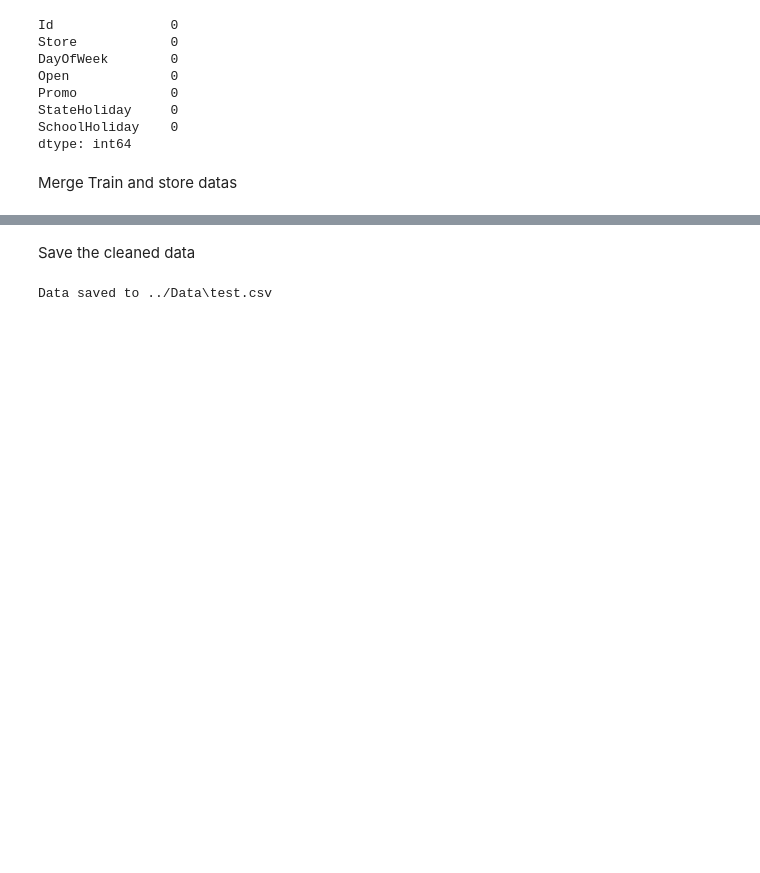
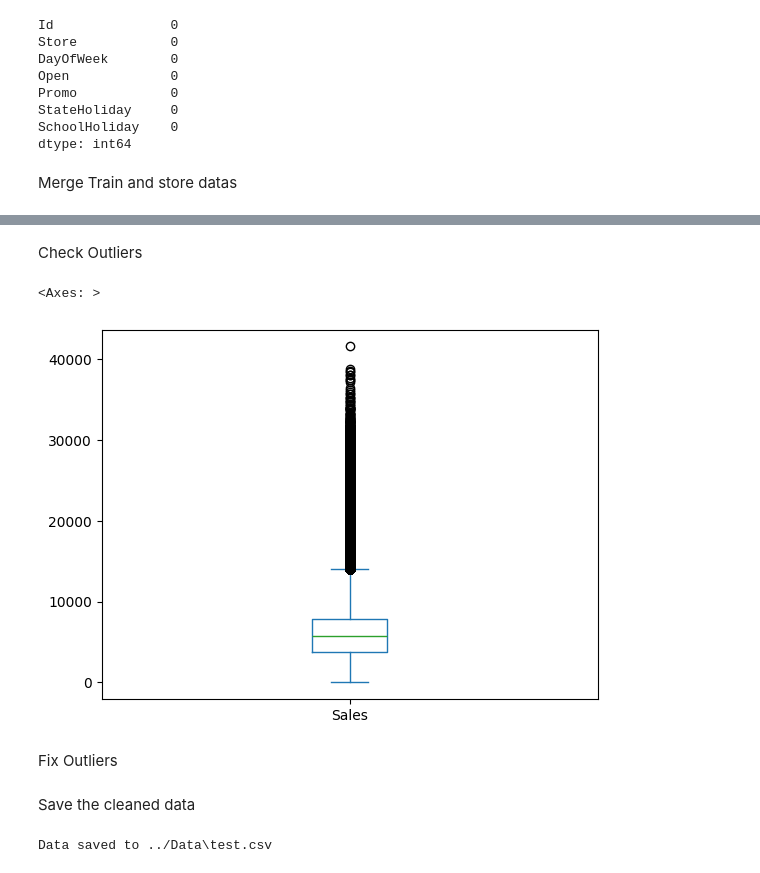
Before and after one commit to beza328/Rossman-Store-Sales-Prediction, a Jupyter notebook: Notebooks/Cleaning and Merging Data.ipynb, the cells around one changed output, grey strips where cells are left out. Cells and saved outputs as stored; diff of their text form; code cells hidden in the pictures; blank space fills up the shorter version.

```diff
--- a/Notebooks/Cleaning and Merging Data.ipynb
+++ b/Notebooks/Cleaning and Merging Data.ipynb
@@ -193,0 +241,9 @@ dtype: int64
+# %% [markdown]
+Check Outliers
+# %%
+df['Sales'].plot(kind ='box')
+# %% [output]
+<Axes: >
+[figure, added]
+# %% [markdown]
+Fix Outliers
```
Also changed, not shown: parts of 20 cells of this notebook, 12 other files.
